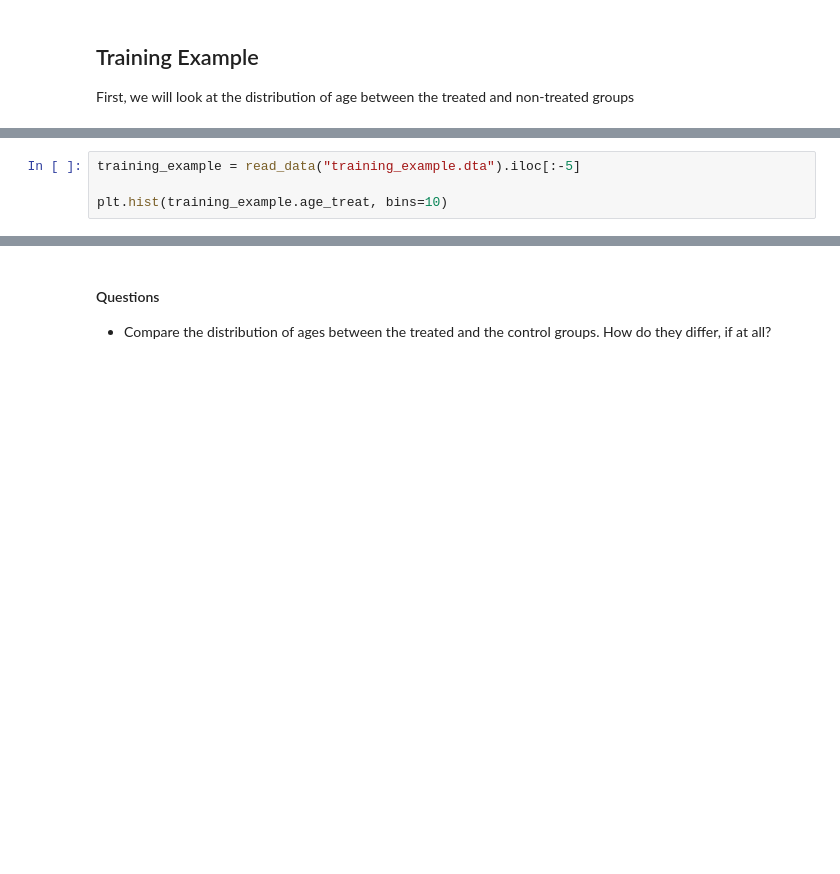
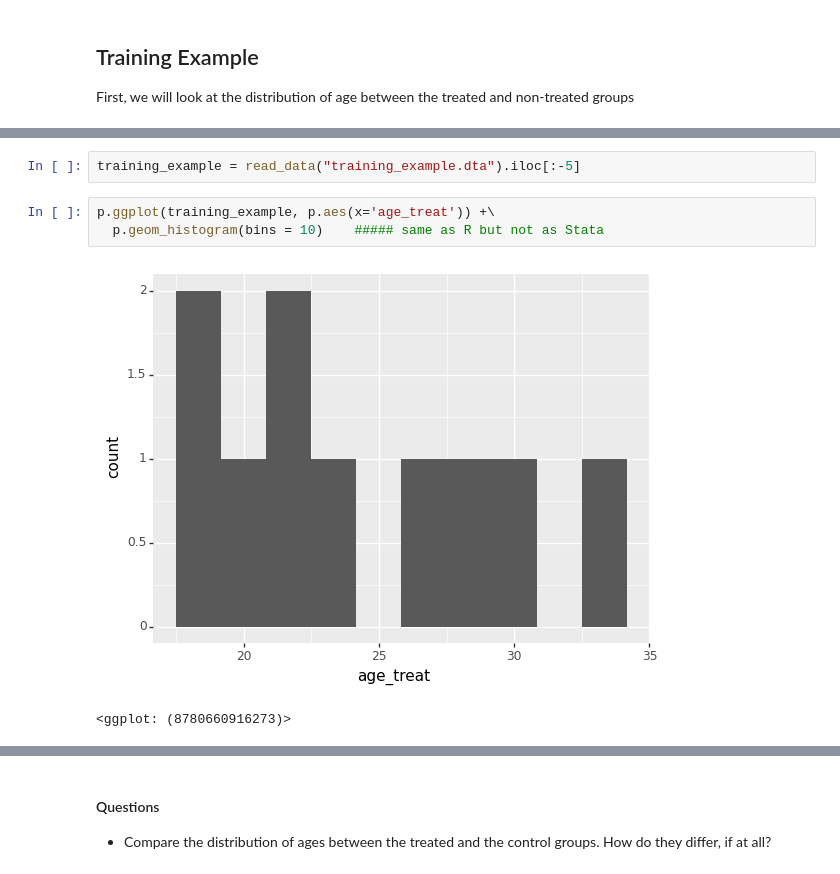
Before and after one commit to causalinfpython/mixtape, a Jupyter notebook: Matching_and_Subclassification.ipynb, the cells around one changed output, grey strips where cells are left out. Cells and saved outputs as stored; diff of their text form; blank space fills up the shorter version.

```diff
--- a/Matching_and_Subclassification.ipynb
+++ b/Matching_and_Subclassification.ipynb
@@ -67,4 +87,8 @@ First, we will look at the distribution of age between the treated and non-treat
 # %%
 training_example = read_data("training_example.dta").iloc[:-5]
-
-plt.hist(training_example.age_treat, bins=10)
+# %%
+p.ggplot(training_example, p.aes(x='age_treat')) +\
+  p.geom_histogram(bins = 10)    ##### same as R but not as Stata
+# %% [output]
+[figure, added]
+<ggplot: (8780660916273)>
```
Also changed, not shown: parts of 61 cells of this notebook.
